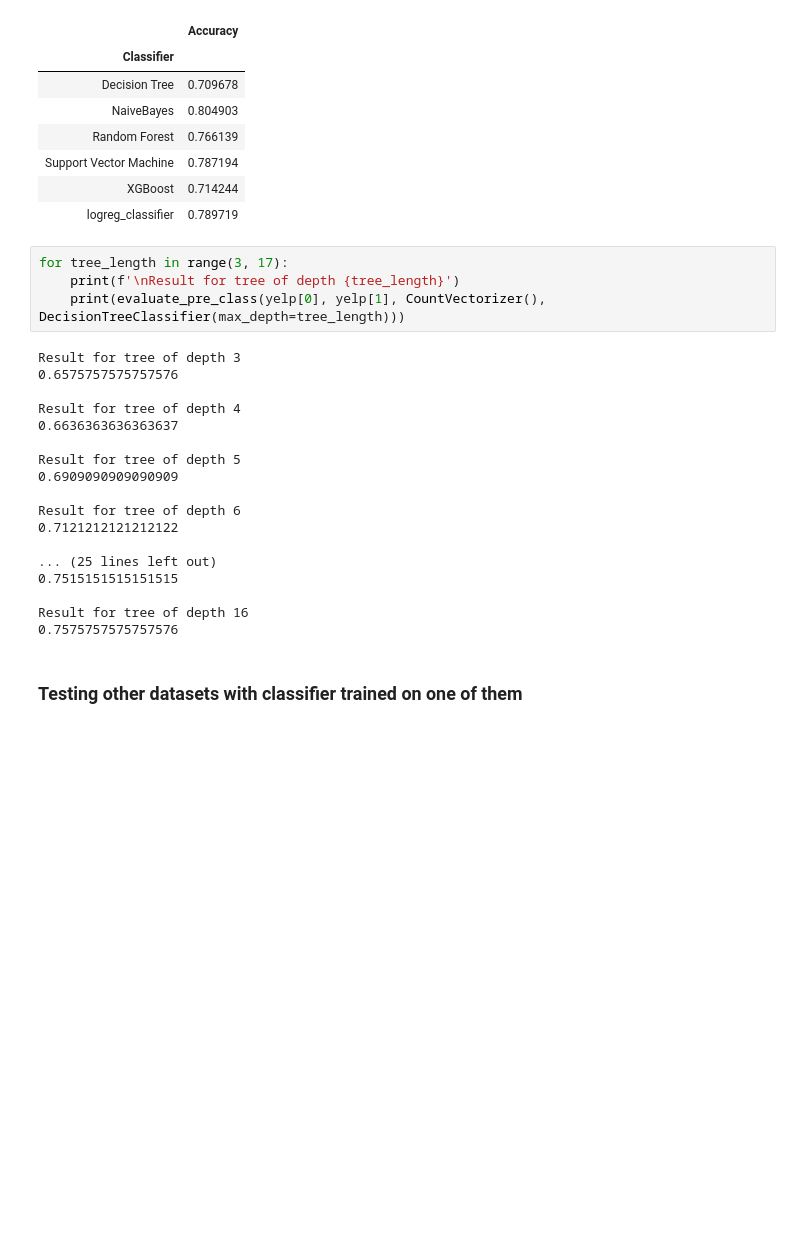
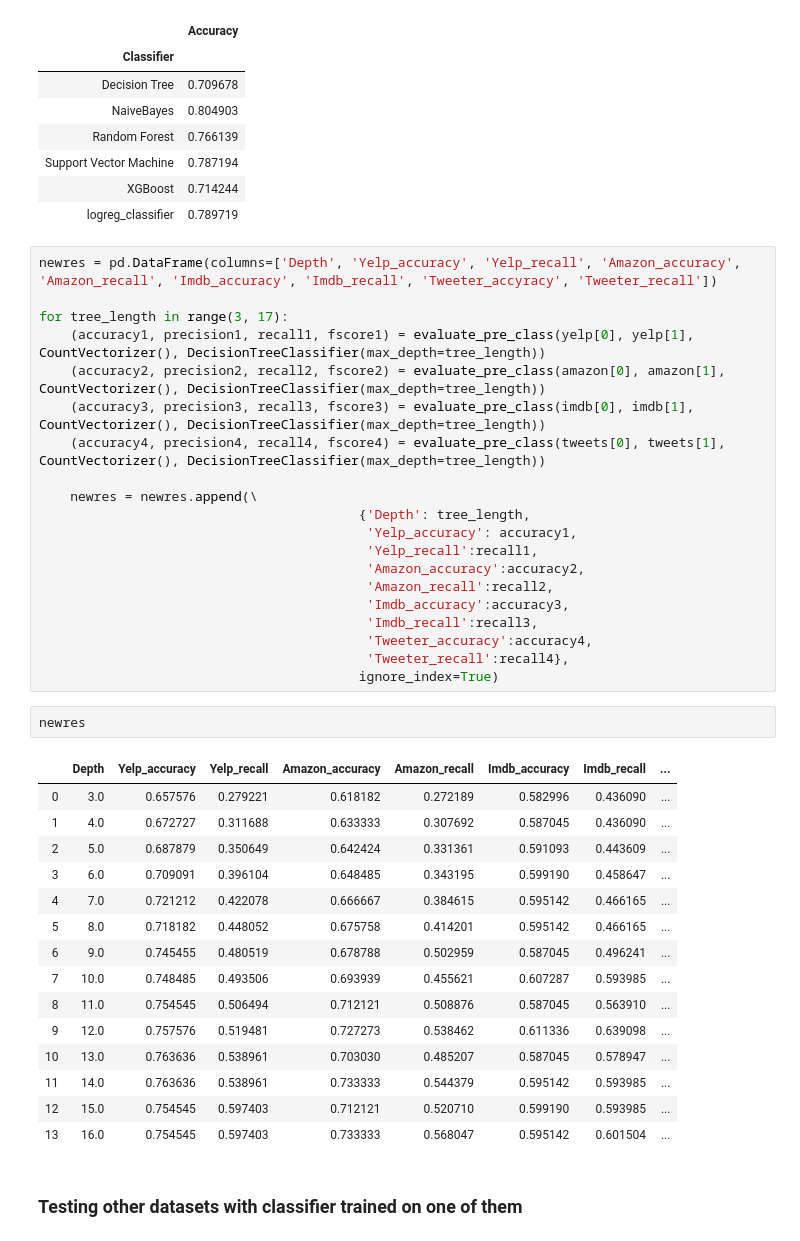
Before and after one commit to greghvk/eksploracja_danych_projekt, a Jupyter notebook: Eksploracja_projekt.ipynb, the cells around one changed output. Drawn from its saved outputs; the diff is of its cells as text; blank space fills up the shorter version.

```diff
--- a/Eksploracja_projekt.ipynb
+++ b/Eksploracja_projekt.ipynb
@@ -343,28 +377,44 @@ basic_results.groupby(['Classifier']).mean()
 | Support Vector Machine | 0.787194 |
 | XGBoost | 0.714244 |
 | logreg_classifier | 0.789719 |
-# %%
-for tree_length in range(3, 17):
-    print(f'\nResult for tree of depth {tree_length}')
-    print(evaluate_pre_class(yelp[0], yelp[1], CountVectorizer(), DecisionTreeClassifier(max_depth=tree_length)))
-# %% [output]
-Result for tree of depth 3
-0.6575757575757576
-
-Result for tree of depth 4
-0.6636363636363637
-
-Result for tree of depth 5
-0.6909090909090909
-
-Result for tree of depth 6
-0.7121212121212122
-
-... (25 lines left out)
-0.7515151515151515
-
-Result for tree of depth 16
-0.7575757575757576
+# %%
+newres = pd.DataFrame(columns=['Depth', 'Yelp_accuracy', 'Yelp_recall', 'Amazon_accuracy', 'Amazon_recall', 'Imdb_accuracy', 'Imdb_recall', 'Tweeter_accyracy', 'Tweeter_recall'])
+
+for tree_length in range(3, 17):
+    (accuracy1, precision1, recall1, fscore1) = evaluate_pre_class(yelp[0], yelp[1], CountVectorizer(), DecisionTreeClassifier(max_depth=tree_length))
+    (accuracy2, precision2, recall2, fscore2) = evaluate_pre_class(amazon[0], amazon[1], CountVectorizer(), DecisionTreeClassifier(max_depth=tree_length))
+    (accuracy3, precision3, recall3, fscore3) = evaluate_pre_class(imdb[0], imdb[1], CountVectorizer(), DecisionTreeClassifier(max_depth=tree_length))
+    (accuracy4, precision4, recall4, fscore4) = evaluate_pre_class(tweets[0], tweets[1], CountVectorizer(), DecisionTreeClassifier(max_depth=tree_length))
+
+    newres = newres.append(\
+                                         {'Depth': tree_length,
+                                          'Yelp_accuracy': accuracy1,
+                                          'Yelp_recall':recall1,
+                                          'Amazon_accuracy':accuracy2,
+                                          'Amazon_recall':recall2,
+                                          'Imdb_accuracy':accuracy3,
+                                          'Imdb_recall':recall3,
+                                          'Tweeter_accuracy':accuracy4,
+                                          'Tweeter_recall':recall4},
+                                         ignore_index=True)
+# %%
+newres
+# %% [output]
+|  | Depth | Yelp_accuracy | Yelp_recall | Amazon_accuracy | Amazon_recall | Imdb_accuracy | Imdb_recall | ... |
+| 0 | 3.0 | 0.657576 | 0.279221 | 0.618182 | 0.272189 | 0.582996 | 0.436090 | ... |
+| 1 | 4.0 | 0.672727 | 0.311688 | 0.633333 | 0.307692 | 0.587045 | 0.436090 | ... |
+| 2 | 5.0 | 0.687879 | 0.350649 | 0.642424 | 0.331361 | 0.591093 | 0.443609 | ... |
+| 3 | 6.0 | 0.709091 | 0.396104 | 0.648485 | 0.343195 | 0.599190 | 0.458647 | ... |
+| 4 | 7.0 | 0.721212 | 0.422078 | 0.666667 | 0.384615 | 0.595142 | 0.466165 | ... |
+| 5 | 8.0 | 0.718182 | 0.448052 | 0.675758 | 0.414201 | 0.595142 | 0.466165 | ... |
+| 6 | 9.0 | 0.745455 | 0.480519 | 0.678788 | 0.502959 | 0.587045 | 0.496241 | ... |
+| 7 | 10.0 | 0.748485 | 0.493506 | 0.693939 | 0.455621 | 0.607287 | 0.593985 | ... |
+| 8 | 11.0 | 0.754545 | 0.506494 | 0.712121 | 0.508876 | 0.587045 | 0.563910 | ... |
+| 9 | 12.0 | 0.757576 | 0.519481 | 0.727273 | 0.538462 | 0.611336 | 0.639098 | ... |
+| 10 | 13.0 | 0.763636 | 0.538961 | 0.703030 | 0.485207 | 0.587045 | 0.578947 | ... |
+| 11 | 14.0 | 0.763636 | 0.538961 | 0.733333 | 0.544379 | 0.595142 | 0.593985 | ... |
+| 12 | 15.0 | 0.754545 | 0.597403 | 0.712121 | 0.520710 | 0.599190 | 0.593985 | ... |
+| 13 | 16.0 | 0.754545 | 0.597403 | 0.733333 | 0.568047 | 0.595142 | 0.601504 | ... |
 # %% [markdown]
 ### Testing other datasets with classifier trained on one of them
 # %%
```
Also changed, not shown: parts of 23 cells of this notebook.
